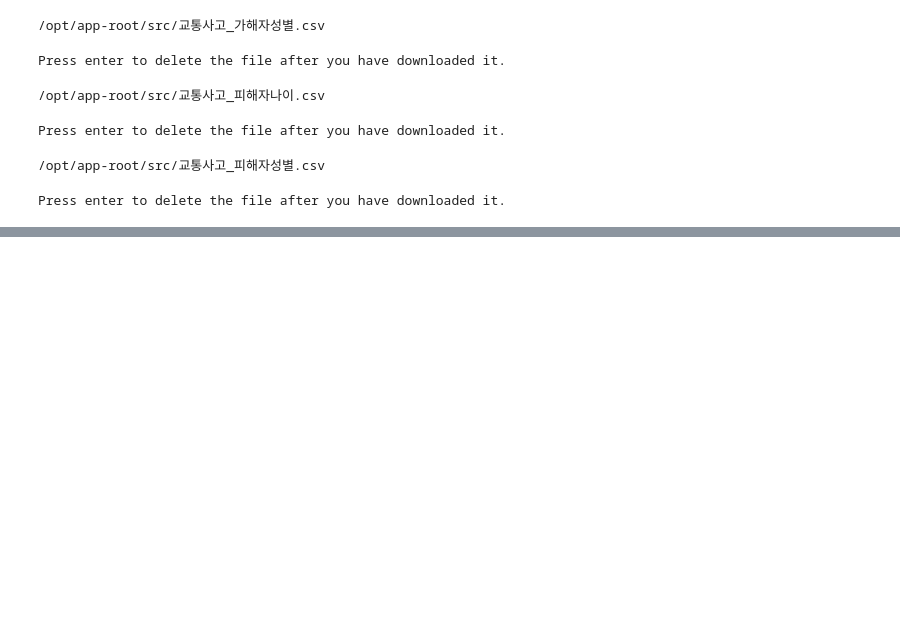
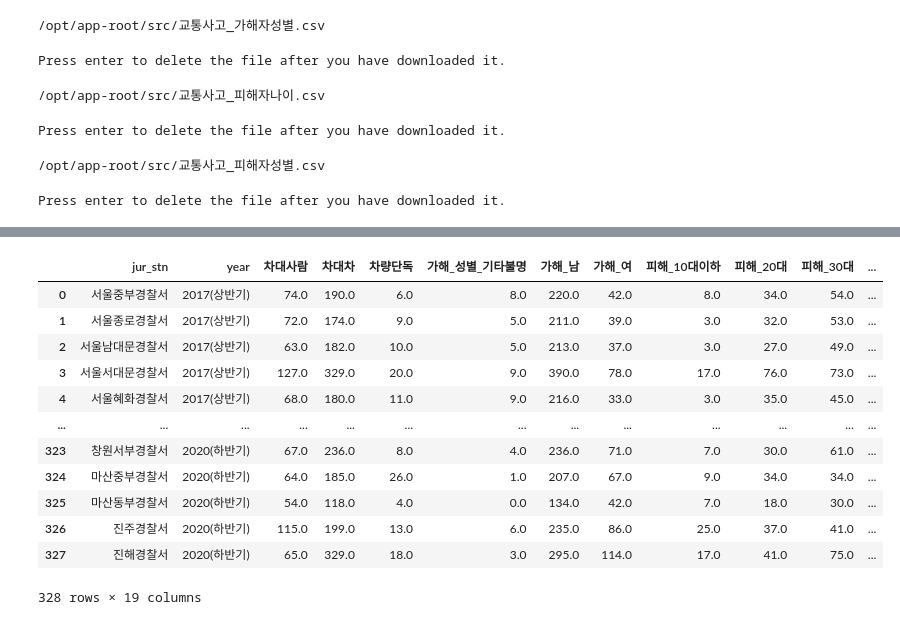
Before and after one commit to PpangPpang93/Main_project_police, a Jupyter notebook: processing_code/11번.교통사고_전처리.ipynb, the cells around one changed output, grey strips where cells are left out. Drawn from its saved outputs; the diff is of its cells as text; code cells hidden in the pictures; blank space fills up the shorter version.

```diff
--- a/processing_code/11번.교통사고_전처리.ipynb
+++ b/processing_code/11번.교통사고_전처리.ipynb
@@ -1567,0 +1225,16 @@ csv_download_link(acs_vicsex_final, '교통사고_피해자성별.csv')
+# %%
+df
+# %% [output]
+|  | jur_stn | year | 차대사람 | 차대차 | 차량단독 | 가해_성별_기타불명 | 가해_남 | 가해_여 | 피해_10대이하 | 피해_20대 | 피해_30대 | ... |
+| 0 | 서울중부경찰서 | 2017(상반기) | 74.0 | 190.0 | 6.0 | 8.0 | 220.0 | 42.0 | 8.0 | 34.0 | 54.0 | ... |
+| 1 | 서울종로경찰서 | 2017(상반기) | 72.0 | 174.0 | 9.0 | 5.0 | 211.0 | 39.0 | 3.0 | 32.0 | 53.0 | ... |
+| 2 | 서울남대문경찰서 | 2017(상반기) | 63.0 | 182.0 | 10.0 | 5.0 | 213.0 | 37.0 | 3.0 | 27.0 | 49.0 | ... |
+| 3 | 서울서대문경찰서 | 2017(상반기) | 127.0 | 329.0 | 20.0 | 9.0 | 390.0 | 78.0 | 17.0 | 76.0 | 73.0 | ... |
+| 4 | 서울혜화경찰서 | 2017(상반기) | 68.0 | 180.0 | 11.0 | 9.0 | 216.0 | 33.0 | 3.0 | 35.0 | 45.0 | ... |
+| ... | ... | ... | ... | ... | ... | ... | ... | ... | ... | ... | ... | ... |
+| 323 | 창원서부경찰서 | 2020(하반기) | 67.0 | 236.0 | 8.0 | 4.0 | 236.0 | 71.0 | 7.0 | 30.0 | 61.0 | ... |
+| 324 | 마산중부경찰서 | 2020(하반기) | 64.0 | 185.0 | 26.0 | 1.0 | 207.0 | 67.0 | 9.0 | 34.0 | 34.0 | ... |
+| 325 | 마산동부경찰서 | 2020(하반기) | 54.0 | 118.0 | 4.0 | 0.0 | 134.0 | 42.0 | 7.0 | 18.0 | 30.0 | ... |
+| 326 | 진주경찰서 | 2020(하반기) | 115.0 | 199.0 | 13.0 | 6.0 | 235.0 | 86.0 | 25.0 | 37.0 | 41.0 | ... |
+| 327 | 진해경찰서 | 2020(하반기) | 65.0 | 329.0 | 18.0 | 3.0 | 295.0 | 114.0 | 17.0 | 41.0 | 75.0 | ... |
+328 rows × 19 columns
```
Also changed, not shown: parts of 40 cells of this notebook.
